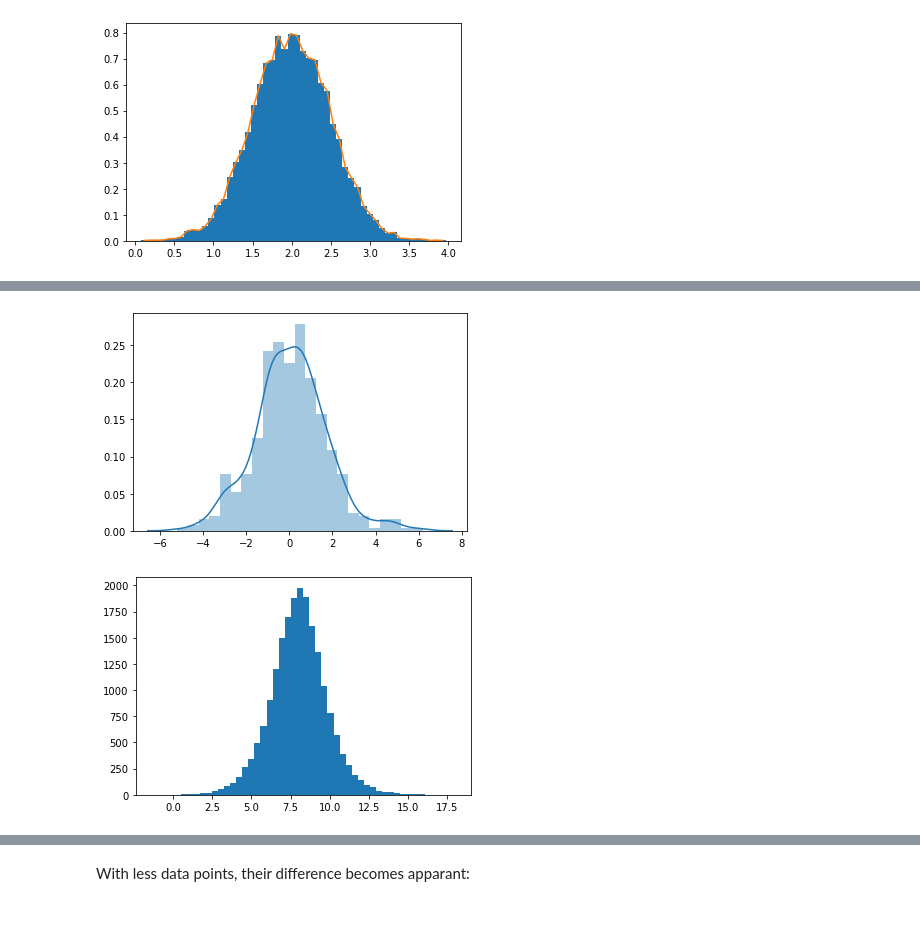
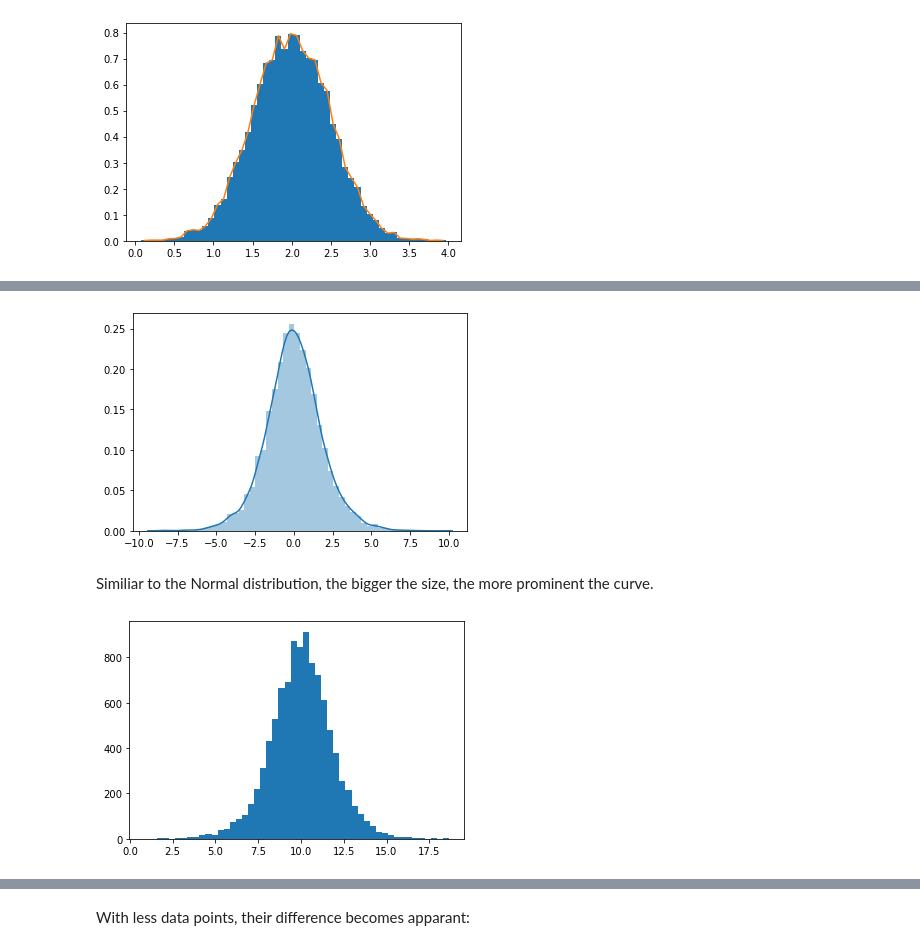
Before and after one commit to AineNicD/numpy-random, a Jupyter notebook: numpy-random.ipynb, the cells around one changed output, grey strips where cells are left out. Cells and saved outputs as stored; diff of their text form; code cells hidden in the pictures; blank space fills up the shorter version.

Commit message:
Added more about seeds and more to distributions and permutations, fixing references, fixing errors.

```diff
--- a/numpy-random.ipynb
+++ b/numpy-random.ipynb
@@ -529,16 +595,16 @@ print(x)
 # %%
 #plot random logic
-sns.distplot(np.random.default_rng().logistic(size=500))
+sns.distplot(np.random.default_rng().logistic(size=10000))
 
 plt.show()
 # %% [output]
-[figure, old version]
+[figure, new version]
+# %% [markdown]
+Similiar to the Normal distribution, the bigger the size, the more prominent the curve.
 # %%
-loc, scale = 8, 1
-
-x = np.random.default_rng().logistic(loc, scale, 20000)
-
-count, bins, ignored = plt.hist(x, bins=50)
+loc, scale = 10, 1
+s = np.random.default_rng().logistic(loc, scale, 10000)
+count, bins, ignored = plt.hist(s, bins=50)
 # %% [output]
-[figure, old version]
+[figure, new version]
 # %%
```
Also changed, not shown: parts of 91 cells of this notebook, 2 other files.
